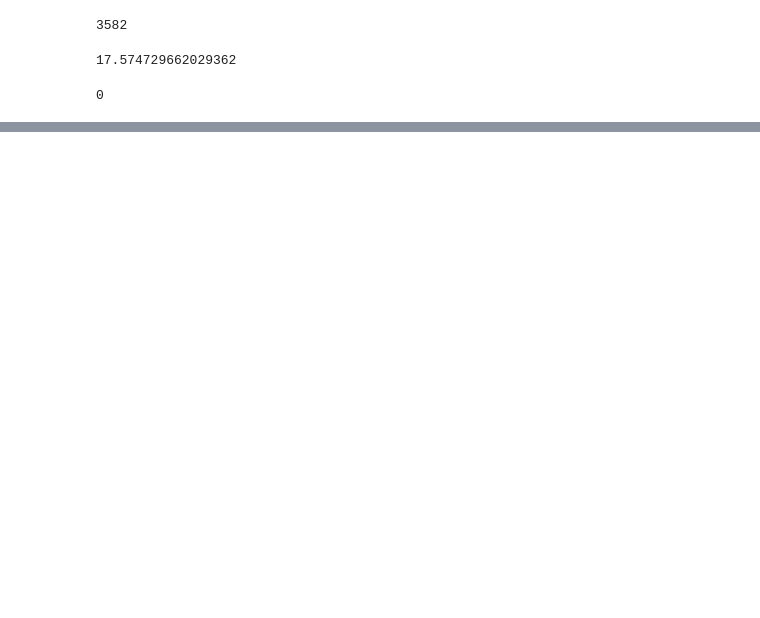
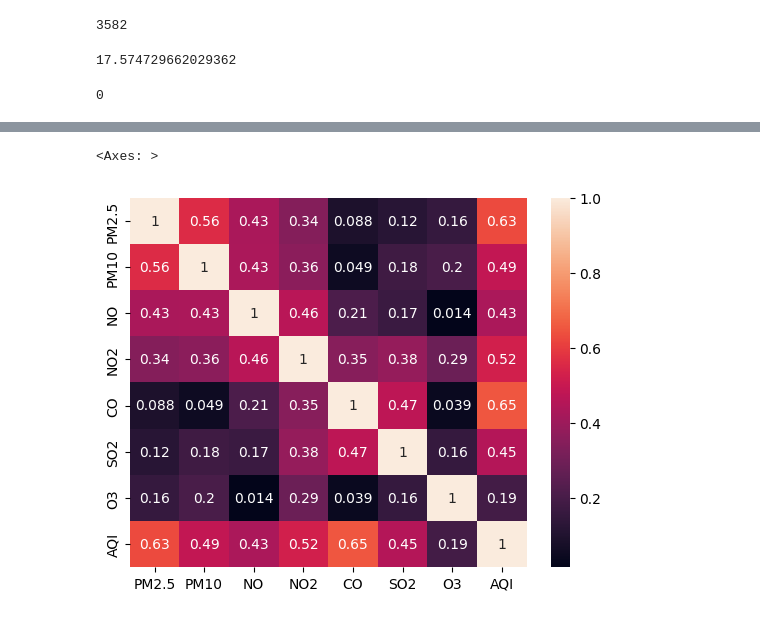
Before and after one commit to jiyajahnavi/Air-Quality-Prediction, a Jupyter notebook: notebook/data_analysis.ipynb, the cells around one changed output, grey strips where cells are left out. Drawn from its saved outputs; the diff is of its cells as text; code cells hidden in the pictures; blank space fills up the shorter version.

```diff
--- a/notebook/data_analysis.ipynb
+++ b/notebook/data_analysis.ipynb
@@ -184,0 +318,6 @@ data['NO'].isnull().sum()
+# %%
+corr = prepareddata.corr()
+sns.heatmap(corr, annot=True)
+# %% [output]
+<Axes: >
+[figure, added]
```
Also changed, not shown: parts of 28 cells of this notebook, 2 other files.
